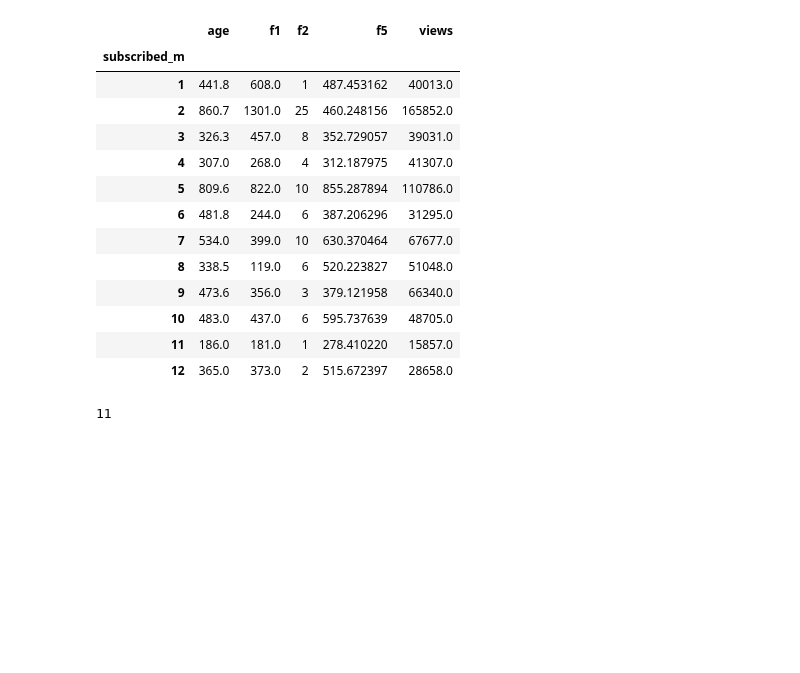
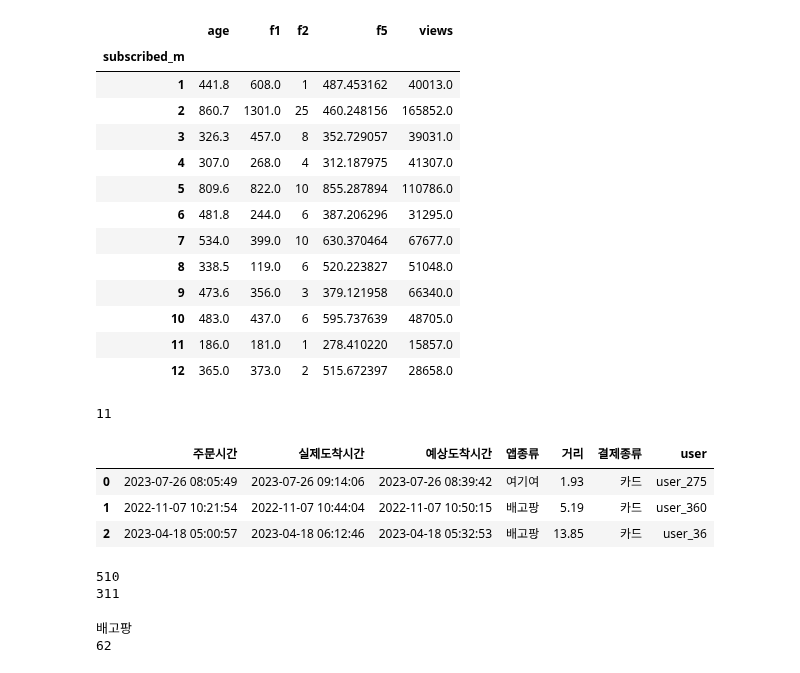
Before and after one commit to YoungriKIM/Engineer_Big_Data_Analysis, a Jupyter notebook: 퇴근후딴짓/part1/ch3/selfstudy.ipynb, the cells around one changed output. Cells and saved outputs as stored; diff of their text form; code cells hidden in the pictures; blank space fills up the shorter version.

```diff
--- a/퇴근후딴짓/part1/ch3/selfstudy.ipynb
+++ b/퇴근후딴짓/part1/ch3/selfstudy.ipynb
@@ -507,3 +507,42 @@ int(by_month_sum['views'].idxmin())
 | 11 | 186.0 | 181.0 | 1 | 278.410220 | 15857.0 |
 | 12 | 365.0 | 373.0 | 2 | 515.672397 | 28658.0 |
 11
+# %%
+# 21
+df = pd.read_csv('delivery_time.csv')
+display(df.head(3))
+
+# 예상 도착 시간보다 늦게 도착한 건수
+df['주문시간'] = pd.to_datetime(df['주문시간'])
+df['실제도착시간'] = pd.to_datetime(df['실제도착시간'])
+df['예상도착시간'] = pd.to_datetime(df['예상도착시간'])
+
+late_df = df[df['실제도착시간'] > df['예상도착시간']]
+print(len(late_df))
+
+# 이 중 거리가 7km이상인 데이터의 건수를 정수로 반환
+print(len(late_df[late_df['거리'] >= 7]))
+# %% [output]
+|  | 주문시간 | 실제도착시간 | 예상도착시간 | 앱종류 | 거리 | 결제종류 | user |
+| 0 | 2023-07-26 08:05:49 | 2023-07-26 09:14:06 | 2023-07-26 08:39:42 | 여기여 | 1.93 | 카드 | user_275 |
+| 1 | 2022-11-07 10:21:54 | 2022-11-07 10:44:04 | 2022-11-07 10:50:15 | 배고팡 | 5.19 | 카드 | user_360 |
+| 2 | 2023-04-18 05:00:57 | 2023-04-18 06:12:46 | 2023-04-18 05:32:53 | 배고팡 | 13.85 | 카드 | user_36 |
+510
+311
+# %%
+# 22
+df = pd.read_csv('delivery_time.csv')
+
+# 주문 시간과 실제 도착 시간의 차이를 분 단위로 계산
+df['주문시간'] = pd.to_datetime(df['주문시간'])
+df['실제도착시간'] = pd.to_datetime(df['실제도착시간'])
+df['예상도착시간'] = pd.to_datetime(df['예상도착시간'])
+df['주문-실도착'] = (df['실제도착시간'] - df['주문시간']).dt.total_seconds()/60
+
+# 앱 종류별로 평균 도착 시간을 계산
+# 하고 가장 빠른 앱 종류를 찾아서 해당 앱의 평균 도착 시간을 분을 반올림하여 정수로 반환
+print(df.groupby(by='앱종류').mean(numeric_only=True)['주문-실도착'].idxmin())
+print(int(round(df.groupby(by='앱종류').mean(numeric_only=True).loc['배고팡']['주문-실도착'], 0)))
+# %% [output]
+배고팡
+62
```
Also changed, not shown: parts of 4 cells of this notebook, 1 other file.
